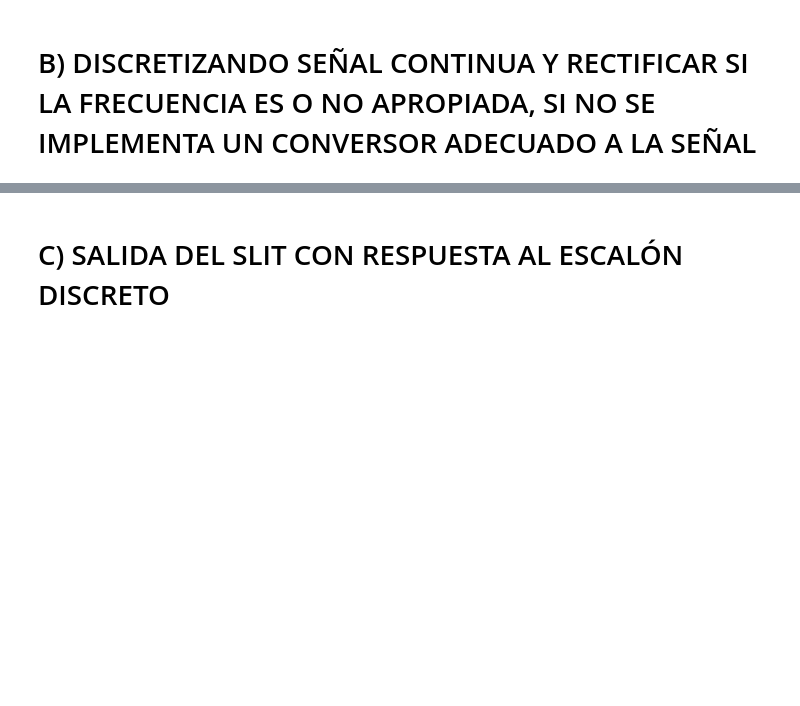
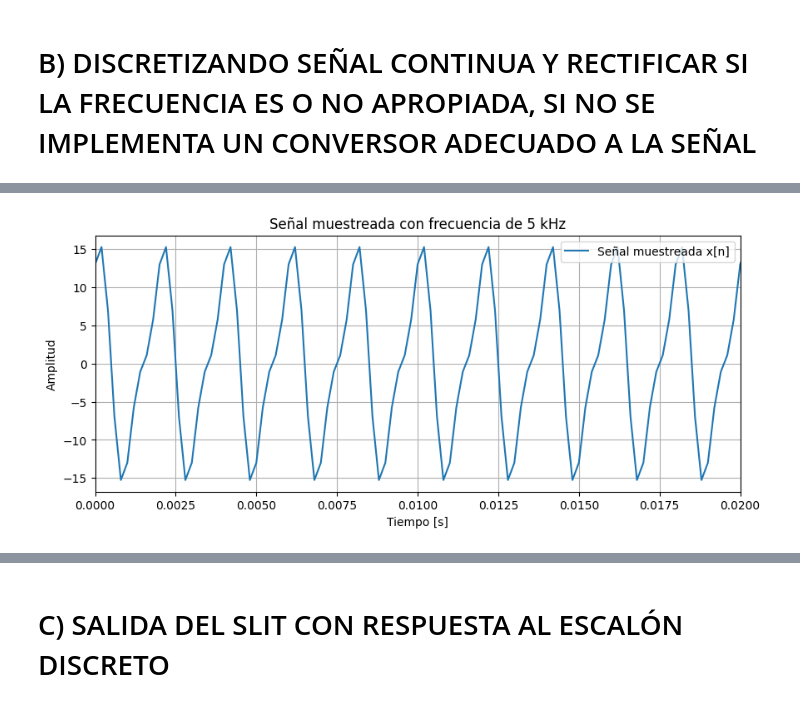
Before and after one commit to JulianDR26/Se-ales-y-Sistemas-2024-1S, a Jupyter notebook: PARCIAL_1_SEÑALES_Y_SISTEMAS.ipynb, the cells around one changed output, grey strips where cells are left out. Saved outputs shown, nothing was run; the diff lists cells and outputs as text; code cells hidden in the pictures; blank space fills up the shorter version.

```diff
--- a/PARCIAL_1_SEÑALES_Y_SISTEMAS.ipynb
+++ b/PARCIAL_1_SEÑALES_Y_SISTEMAS.ipynb
@@ -73,0 +48,26 @@ plt.show()
+# %%
+#===================================================================
+# EN ESTA PRIMERA PARTE SE DISCRETIZA Y CUANTIZA LA SEÑAL CONTINUA
+# REVISANDO QUE SEA APROPIADA O NO
+#====================================================================
+
+
+# Definir los parámetros de la señal continua
+fs = 5000  # Frecuencia de muestreo 5kHz
+t = np.arange(0, 1, 1/fs)  # Tiempo en segundos
+
+# Definir la señal continua x(t)
+x_t = 3 * np.cos(1000 * np.pi * t) + 5 * np.sin(2000 * np.pi * t) + 10 * np.cos(11000 * np.pi * t)
+
+# Graficar la señal continua
+plt.figure(figsize=(10, 4))
+plt.plot(t, x_t, label='Señal muestreada x[n]')
+plt.title('Señal muestreada con frecuencia de 5 kHz')
+plt.xlabel('Tiempo [s]')
+plt.ylabel('Amplitud')
+plt.xlim(0, 0.02)
+plt.grid(True)
+plt.legend()
+plt.show()
+# %% [output]
+[figure, added]
```
Also changed, not shown: parts of 12 cells of this notebook.
